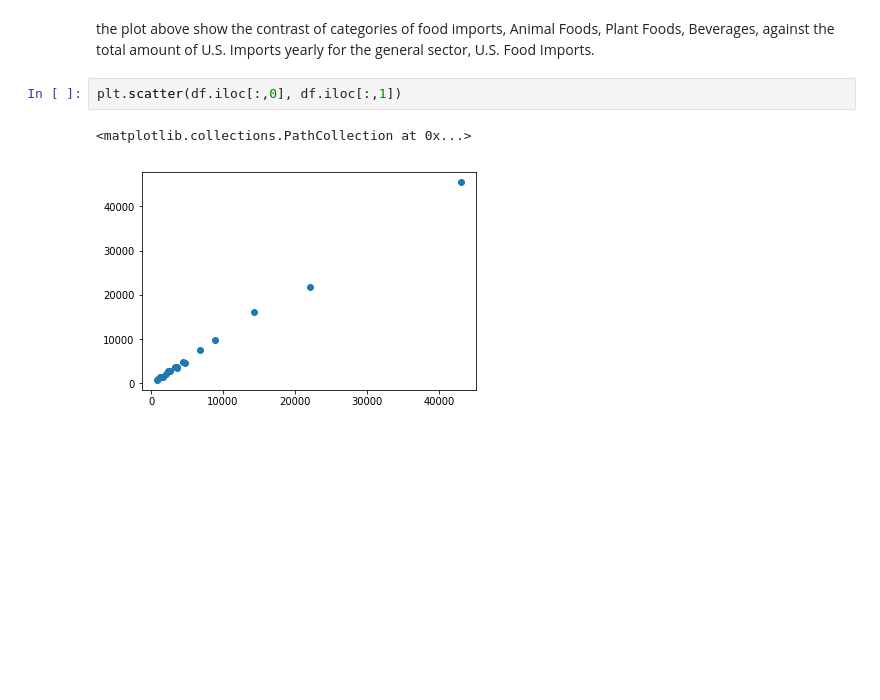
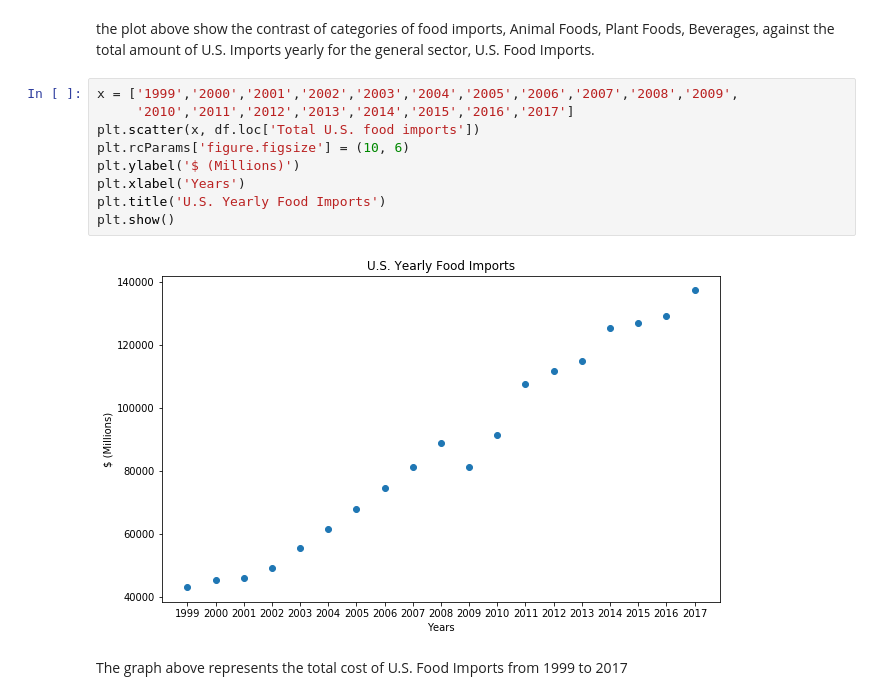
Before and after one commit to globoblanco/Thinkful, a Jupyter notebook: Unit 2 - Project.ipynb, the cells around one changed output. Cells and saved outputs as stored; diff of their text form; blank space fills up the shorter version.

Commit message:
Add files via upload
Added Scatter graph to the project.

```diff
--- a/Unit 2 - Project.ipynb
+++ b/Unit 2 - Project.ipynb
@@ -32,8 +32,16 @@ plt.show()
 [figure]
 # %% [markdown]
 the plot above show the contrast of categories of food imports, Animal Foods, Plant Foods, Beverages, against the total amount of U.S. Imports yearly for the general sector, U.S. Food Imports.
-# %%
-plt.scatter(df.iloc[:,0], df.iloc[:,1])
-# %% [output]
-<matplotlib.collections.PathCollection at 0x...>
-[figure, removed]
+# %%
+x = ['1999','2000','2001','2002','2003','2004','2005','2006','2007','2008','2009',
+     '2010','2011','2012','2013','2014','2015','2016','2017']
+plt.scatter(x, df.loc['Total U.S. food imports'])
+plt.rcParams['figure.figsize'] = (10, 6)
+plt.ylabel('$ (Millions)')
+plt.xlabel('Years')
+plt.title('U.S. Yearly Food Imports')
+plt.show()
+# %% [output]
+[figure, added]
+# %% [markdown]
+The graph above represents the total cost of U.S. Food Imports from 1999 to 2017
```
